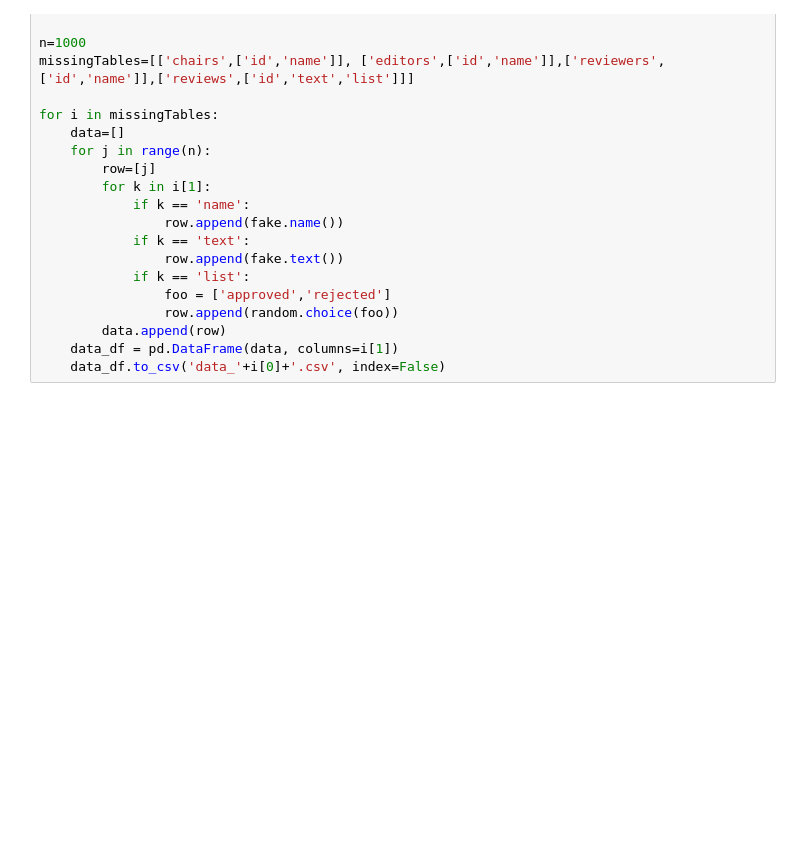
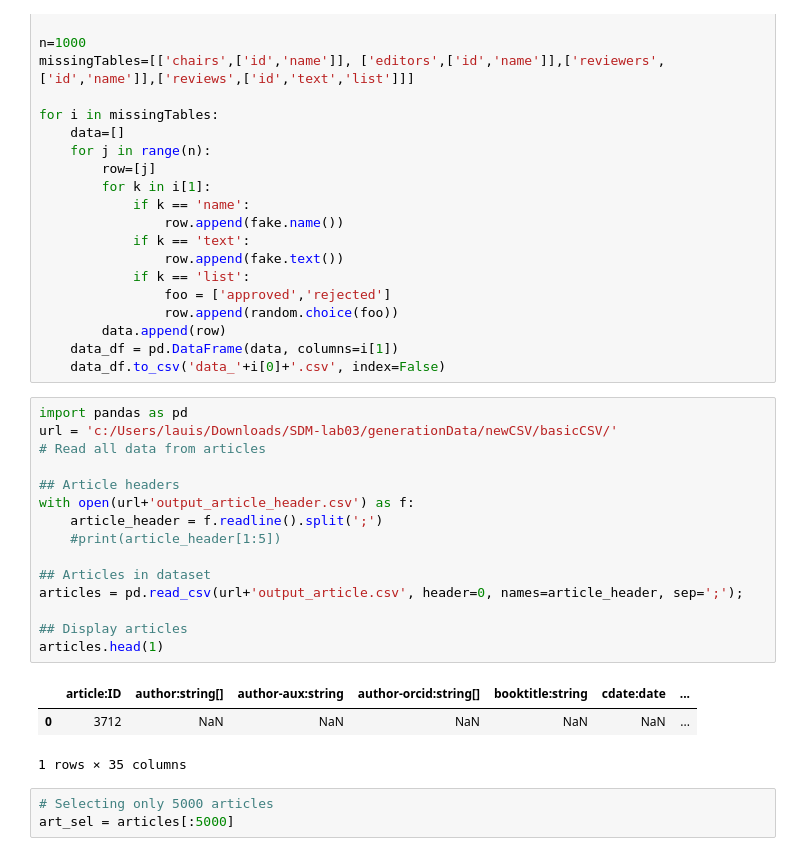
Before and after one commit to Lala341/SDM-lab03, a Jupyter notebook: generationData/newCSV/preprocess_dblpv12.ipynb, the cells around one changed output. Drawn from its saved outputs; the diff is of its cells as text; blank space fills up the shorter version.

```diff
--- a/generationData/newCSV/preprocess_dblpv12.ipynb
+++ b/generationData/newCSV/preprocess_dblpv12.ipynb
@@ -71,3 +48,25 @@ for i in missingTables:
         data.append(row)
     data_df = pd.DataFrame(data, columns=i[1])
     data_df.to_csv('data_'+i[0]+'.csv', index=False)
+# %%
+import pandas as pd
+url = 'c:/Users/lauis/Downloads/SDM-lab03/generationData/newCSV/basicCSV/'
+# Read all data from articles
+
+## Article headers
+with open(url+'output_article_header.csv') as f:
+    article_header = f.readline().split(';')
+    #print(article_header[1:5])
+
+## Articles in dataset
+articles = pd.read_csv(url+'output_article.csv', header=0, names=article_header, sep=';');
+
+## Display articles
+articles.head(1)
+# %% [output]
+|  | article:ID | author:string[] | author-aux:string | author-orcid:string[] | booktitle:string | cdate:date | ... |
+| 0 | 3712 | NaN | NaN | NaN | NaN | NaN | ... |
+1 rows × 35 columns
+# %%
+# Selecting only 5000 articles
+art_sel = articles[:5000]
```
Also changed, not shown: parts of 31 cells of this notebook, 14 other files.
